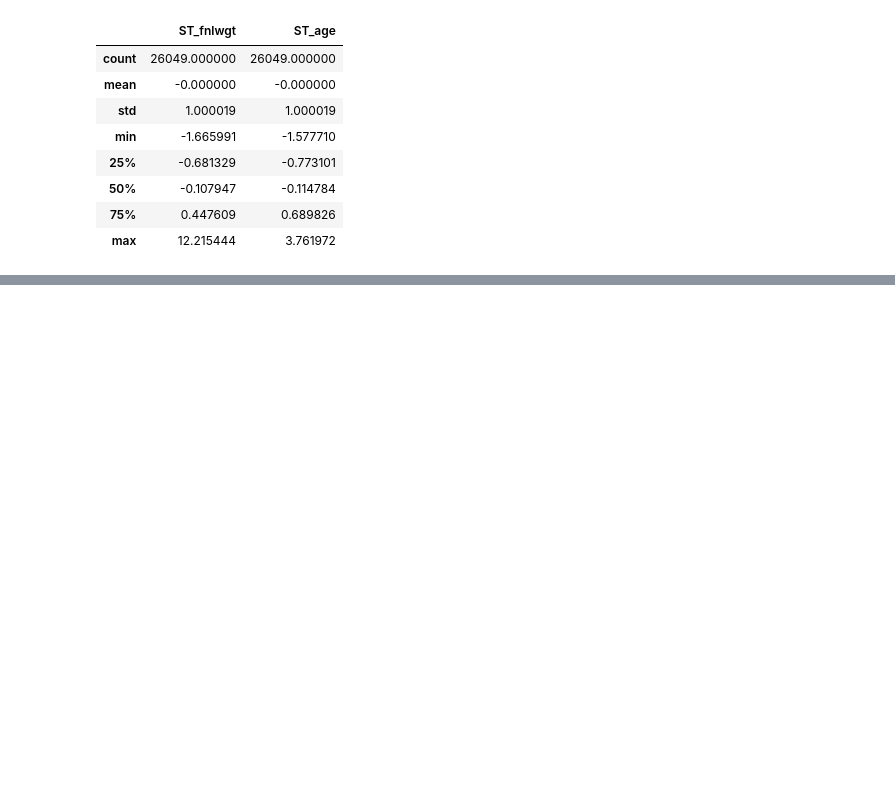
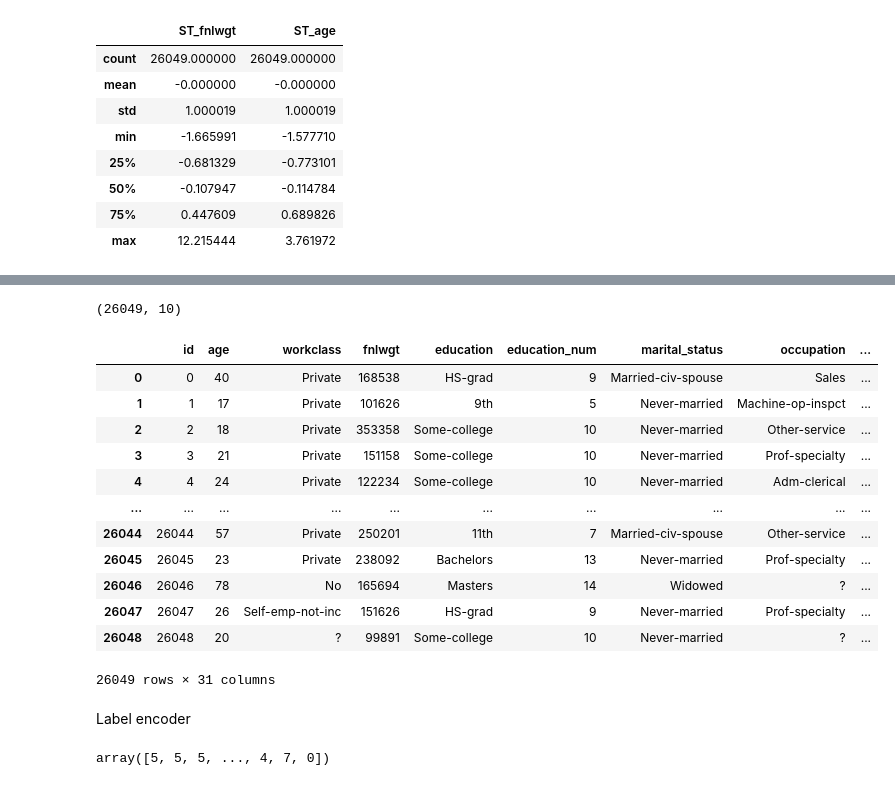
Before and after one commit to Kwangbin/Keras_Basic, a Jupyter notebook: kaggle_sk_001.ipynb, the cells around one changed output, grey strips where cells are left out. Drawn from its saved outputs; the diff is of its cells as text; code cells hidden in the pictures; blank space fills up the shorter version.

```diff
--- a/kaggle_sk_001.ipynb
+++ b/kaggle_sk_001.ipynb
@@ -768,0 +859,29 @@ train.describe()[['ST_fnlwgt', 'ST_age']].round(6)
+# %%
+oe_result.toarray().shape
+# %% [output]
+(26049, 10)
+# %%
+ sub = pd.DataFrame(data=oe_result.toarray(), columns=oe.get_feature_names(['workclass']))
+# %%
+pd.concat([train, sub], axis=1)
+# %% [output]
+|  | id | age | workclass | fnlwgt | education | education_num | marital_status | occupation | ... |
+| 0 | 0 | 40 | Private | 168538 | HS-grad | 9 | Married-civ-spouse | Sales | ... |
+| 1 | 1 | 17 | Private | 101626 | 9th | 5 | Never-married | Machine-op-inspct | ... |
+| 2 | 2 | 18 | Private | 353358 | Some-college | 10 | Never-married | Other-service | ... |
+| 3 | 3 | 21 | Private | 151158 | Some-college | 10 | Never-married | Prof-specialty | ... |
+| 4 | 4 | 24 | Private | 122234 | Some-college | 10 | Never-married | Adm-clerical | ... |
+| ... | ... | ... | ... | ... | ... | ... | ... | ... | ... |
+| 26044 | 26044 | 57 | Private | 250201 | 11th | 7 | Married-civ-spouse | Other-service | ... |
+| 26045 | 26045 | 23 | Private | 238092 | Bachelors | 13 | Never-married | Prof-specialty | ... |
+| 26046 | 26046 | 78 | No | 165694 | Masters | 14 | Widowed | ? | ... |
+| 26047 | 26047 | 26 | Self-emp-not-inc | 151626 | HS-grad | 9 | Never-married | Prof-specialty | ... |
+| 26048 | 26048 | 20 | ? | 99891 | Some-college | 10 | Never-married | ? | ... |
+26049 rows × 31 columns
+# %% [markdown]
+Label encoder
+# %%
+le = LabelEncoder()
+le.fit_transform(train['workclass'].values.reshape(-1, 1))
+# %% [output]
+array([5, 5, 5, ..., 4, 7, 0])
```
Also changed, not shown: parts of 25 cells of this notebook.
